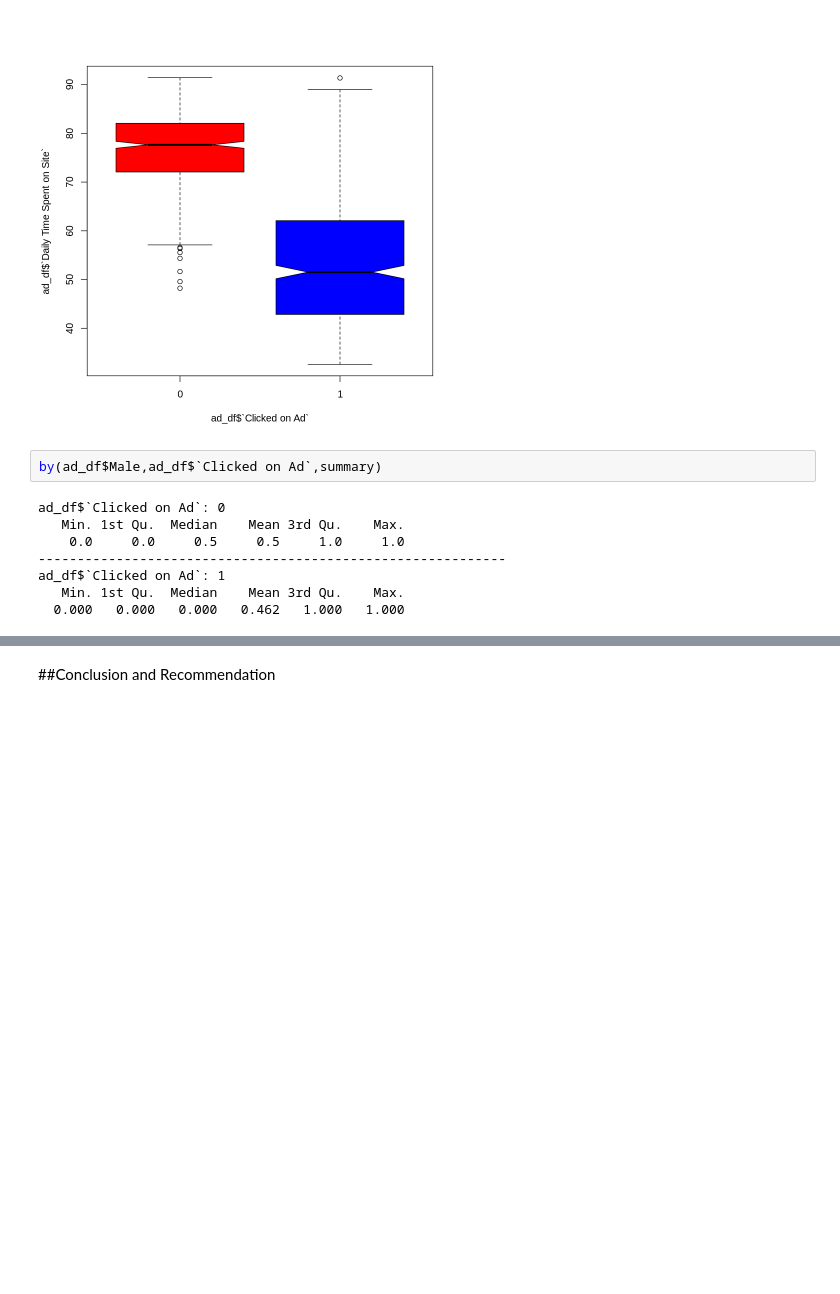
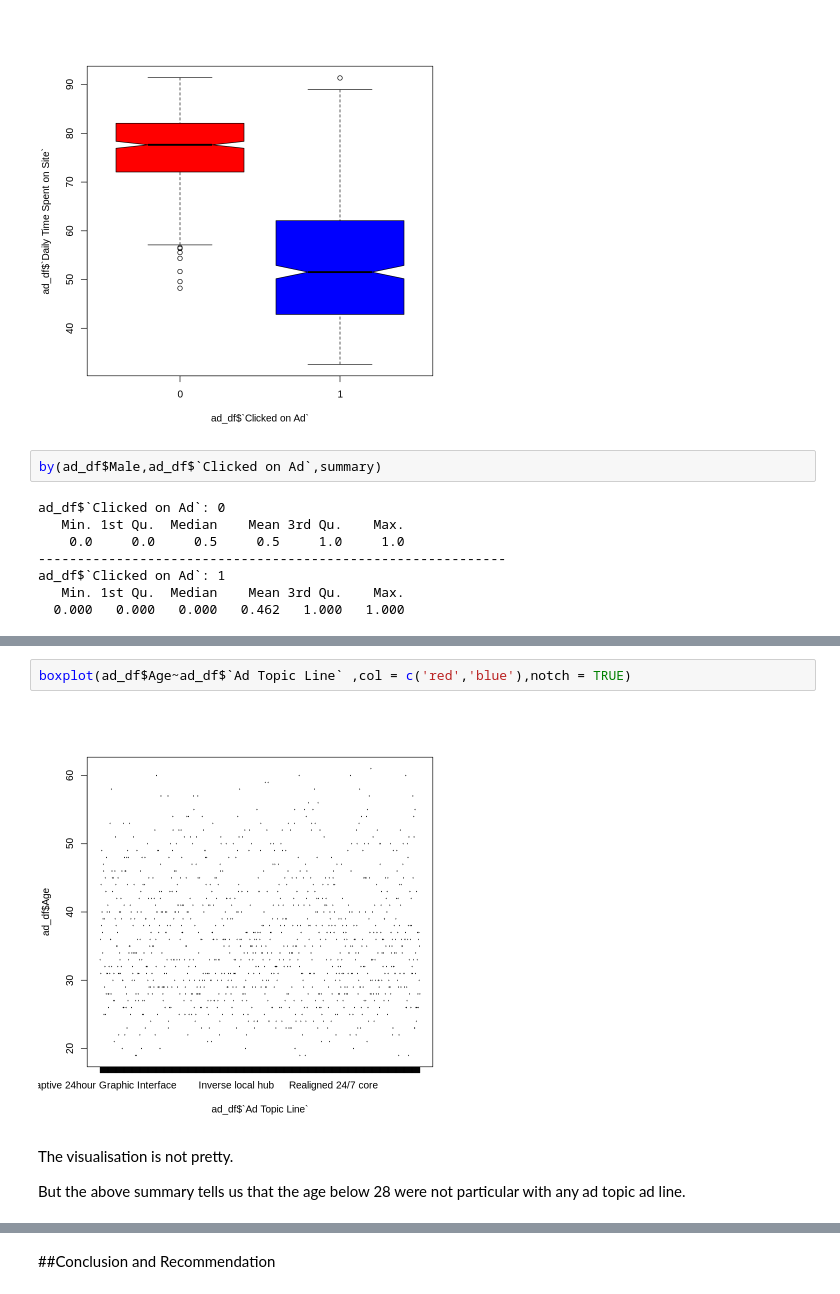
Before and after one commit to UnplugCharger/Week-12, a Jupyter notebook: Week_12_IP.ipynb, the cells around one changed output, grey strips where cells are left out. Saved outputs shown, nothing was run; the diff lists cells and outputs as text; blank space fills up the shorter version.

```diff
--- a/Week_12_IP.ipynb
+++ b/Week_12_IP.ipynb
@@ -362,0 +380,9 @@ ad_df$`Clicked on Ad`: 1
+# %%
+boxplot(ad_df$Age~ad_df$`Ad Topic Line` ,col = c('red','blue'),notch = TRUE)
+# %% [output]
+[figure, added]
+# %% [markdown]
+The visualisation is not pretty.
+
+
+But the above summary tells us that the age below 28 were not particular with any ad topic ad line.
```
Also changed, not shown: parts of 8 cells of this notebook.
